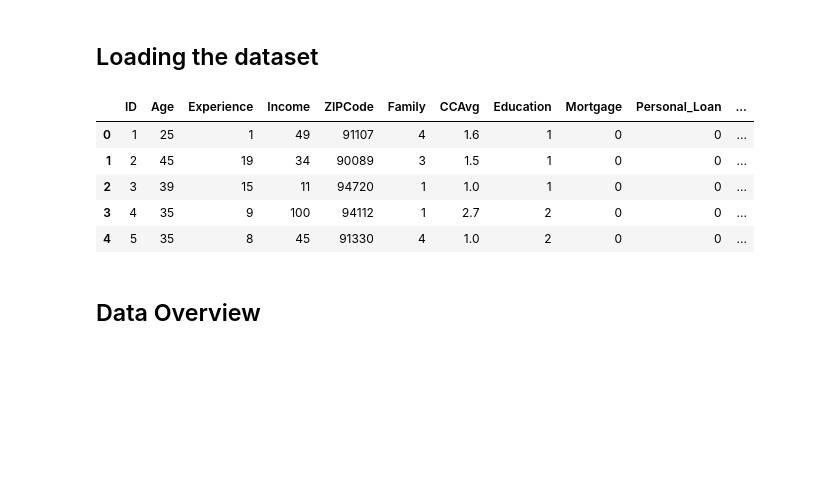
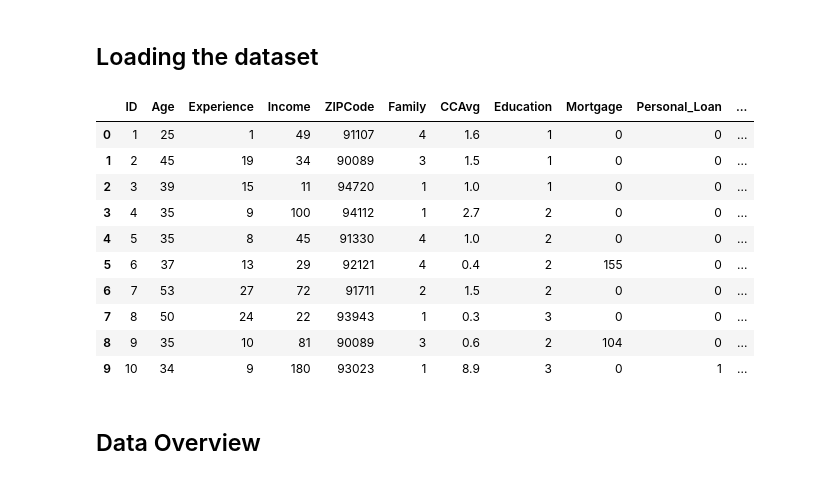
Before and after one commit to nirajguru/machine-learning-projects, a Jupyter notebook: personal-loan-compaign/notebook/loan-compaign-solution-niraj.ipynb, the cells around one changed output. Saved outputs shown, nothing was run; the diff lists cells and outputs as text; code cells hidden in the pictures; blank space fills up the shorter version.

```diff
--- a/personal-loan-compaign/notebook/loan-compaign-solution-niraj.ipynb
+++ b/personal-loan-compaign/notebook/loan-compaign-solution-niraj.ipynb
@@ -49,14 +52,19 @@ import seaborn as sns
 ## Loading the dataset
 # %%
 df = pd.read_csv("../data/Loan_Modelling.csv")
-df.head()
+df.head(10)
 # %% [output]
 |  | ID | Age | Experience | Income | ZIPCode | Family | CCAvg | Education | Mortgage | Personal_Loan | ... |
 | 0 | 1 | 25 | 1 | 49 | 91107 | 4 | 1.6 | 1 | 0 | 0 | ... |
 | 1 | 2 | 45 | 19 | 34 | 90089 | 3 | 1.5 | 1 | 0 | 0 | ... |
 | 2 | 3 | 39 | 15 | 11 | 94720 | 1 | 1.0 | 1 | 0 | 0 | ... |
 | 3 | 4 | 35 | 9 | 100 | 94112 | 1 | 2.7 | 2 | 0 | 0 | ... |
 | 4 | 5 | 35 | 8 | 45 | 91330 | 4 | 1.0 | 2 | 0 | 0 | ... |
+| 5 | 6 | 37 | 13 | 29 | 92121 | 4 | 0.4 | 2 | 155 | 0 | ... |
+| 6 | 7 | 53 | 27 | 72 | 91711 | 2 | 1.5 | 2 | 0 | 0 | ... |
+| 7 | 8 | 50 | 24 | 22 | 93943 | 1 | 0.3 | 3 | 0 | 0 | ... |
+| 8 | 9 | 35 | 10 | 81 | 90089 | 3 | 0.6 | 2 | 104 | 0 | ... |
+| 9 | 10 | 34 | 9 | 180 | 93023 | 1 | 8.9 | 3 | 0 | 1 | ... |
 # %% [markdown]
 ## Data Overview
 # %% [markdown]
```
Also changed, not shown: parts of 14 cells of this notebook, 1 other file.
